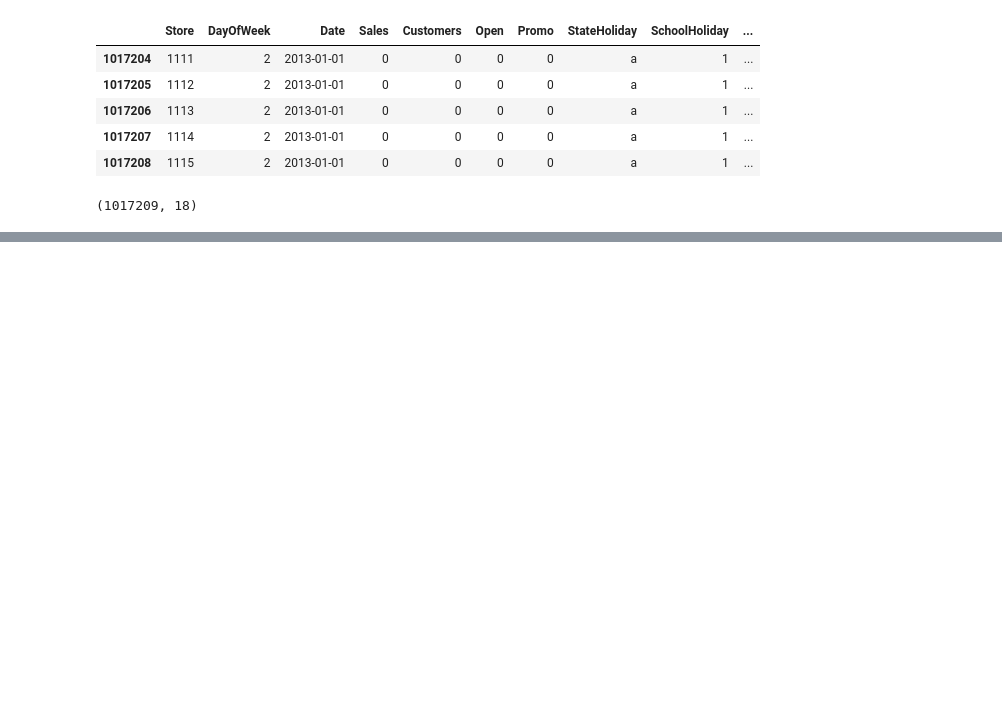
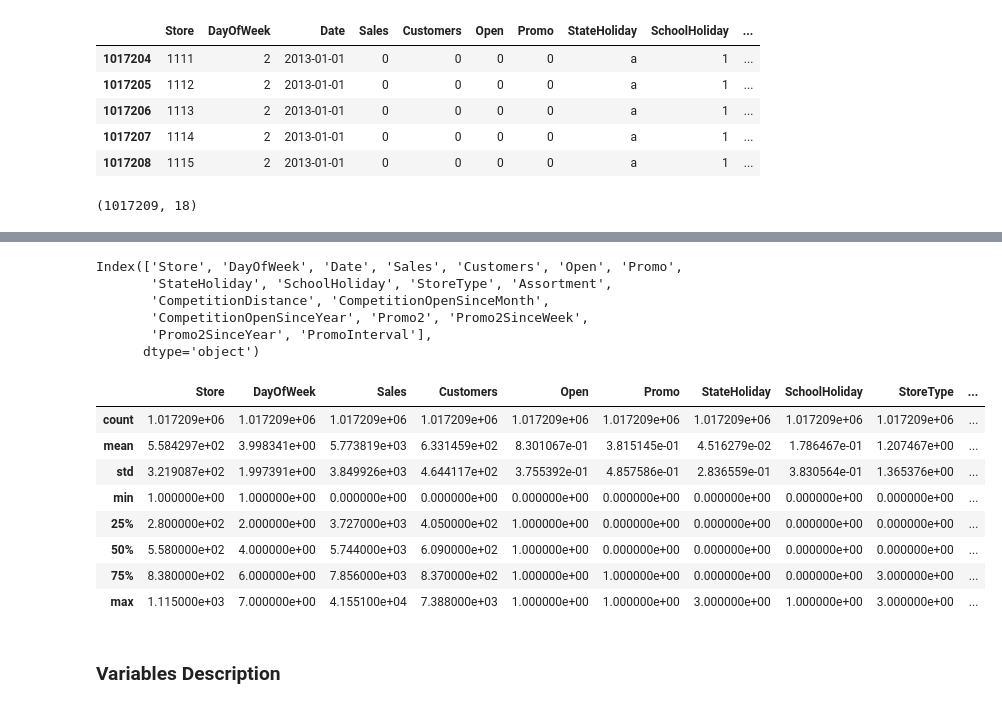
Before and after one commit to yamini1998m/-ML-Regression-ProjectTemplate.ipynb, a Jupyter notebook: ML_Regression_ProjectTemplate.ipynb, the cells around one changed output, grey strips where cells are left out. Cells and saved outputs as stored; diff of their text form; code cells hidden in the pictures; blank space fills up the shorter version.

```diff
--- a/ML_Regression_ProjectTemplate.ipynb
+++ b/ML_Regression_ProjectTemplate.ipynb
@@ -297,0 +334,11 @@ ds_final.shape
+# %%
+# code for changing format of date from object to datetime
+ds_final['Date'] = pd.to_datetime(ds_final['Date'], format= '%Y-%m-%d')
+# %%
+ds_final['CompetitionOpenSinceYear']= ds_final['CompetitionOpenSinceYear'].astype(int)
+ds_final['Promo2SinceYear']= ds_final['Promo2SinceYear'].astype(int)
+# %%
+ds_final['CompetitionOpenSinceMonth'] = pd.DatetimeIndex(ds_final['Date']).month
+# %%
+ds_final['CompetitionDistance']= ds_final['CompetitionDistance'].astype(int)
+ds_final['Promo2SinceWeek']= ds_final['Promo2SinceWeek'].astype(int)
@@ -297,0 +367,25 @@ ds_final.shape
+# %%
+# Dataset Columns
+ds_final.columns
+# %% [output]
+Index(['Store', 'DayOfWeek', 'Date', 'Sales', 'Customers', 'Open', 'Promo',
+       'StateHoliday', 'SchoolHoliday', 'StoreType', 'Assortment',
+       'CompetitionDistance', 'CompetitionOpenSinceMonth',
+       'CompetitionOpenSinceYear', 'Promo2', 'Promo2SinceWeek',
+       'Promo2SinceYear', 'PromoInterval'],
+      dtype='object')
+# %%
+# Dataset Describe
+ds_final.describe()
+# %% [output]
+|  | Store | DayOfWeek | Sales | Customers | Open | Promo | StateHoliday | SchoolHoliday | StoreType | ... |
+| count | 1.017209e+06 | 1.017209e+06 | 1.017209e+06 | 1.017209e+06 | 1.017209e+06 | 1.017209e+06 | 1.017209e+06 | 1.017209e+06 | 1.017209e+06 | ... |
+| mean | 5.584297e+02 | 3.998341e+00 | 5.773819e+03 | 6.331459e+02 | 8.301067e-01 | 3.815145e-01 | 4.516279e-02 | 1.786467e-01 | 1.207467e+00 | ... |
+| std | 3.219087e+02 | 1.997391e+00 | 3.849926e+03 | 4.644117e+02 | 3.755392e-01 | 4.857586e-01 | 2.836559e-01 | 3.830564e-01 | 1.365376e+00 | ... |
+| min | 1.000000e+00 | 1.000000e+00 | 0.000000e+00 | 0.000000e+00 | 0.000000e+00 | 0.000000e+00 | 0.000000e+00 | 0.000000e+00 | 0.000000e+00 | ... |
+| 25% | 2.800000e+02 | 2.000000e+00 | 3.727000e+03 | 4.050000e+02 | 1.000000e+00 | 0.000000e+00 | 0.000000e+00 | 0.000000e+00 | 0.000000e+00 | ... |
+| 50% | 5.580000e+02 | 4.000000e+00 | 5.744000e+03 | 6.090000e+02 | 1.000000e+00 | 0.000000e+00 | 0.000000e+00 | 0.000000e+00 | 0.000000e+00 | ... |
+| 75% | 8.380000e+02 | 6.000000e+00 | 7.856000e+03 | 8.370000e+02 | 1.000000e+00 | 1.000000e+00 | 0.000000e+00 | 0.000000e+00 | 3.000000e+00 | ... |
+| max | 1.115000e+03 | 7.000000e+00 | 4.155100e+04 | 7.388000e+03 | 1.000000e+00 | 1.000000e+00 | 3.000000e+00 | 1.000000e+00 | 3.000000e+00 | ... |
+# %% [markdown]
+### Variables Description
```
Also changed, not shown: parts of 11 cells of this notebook.
